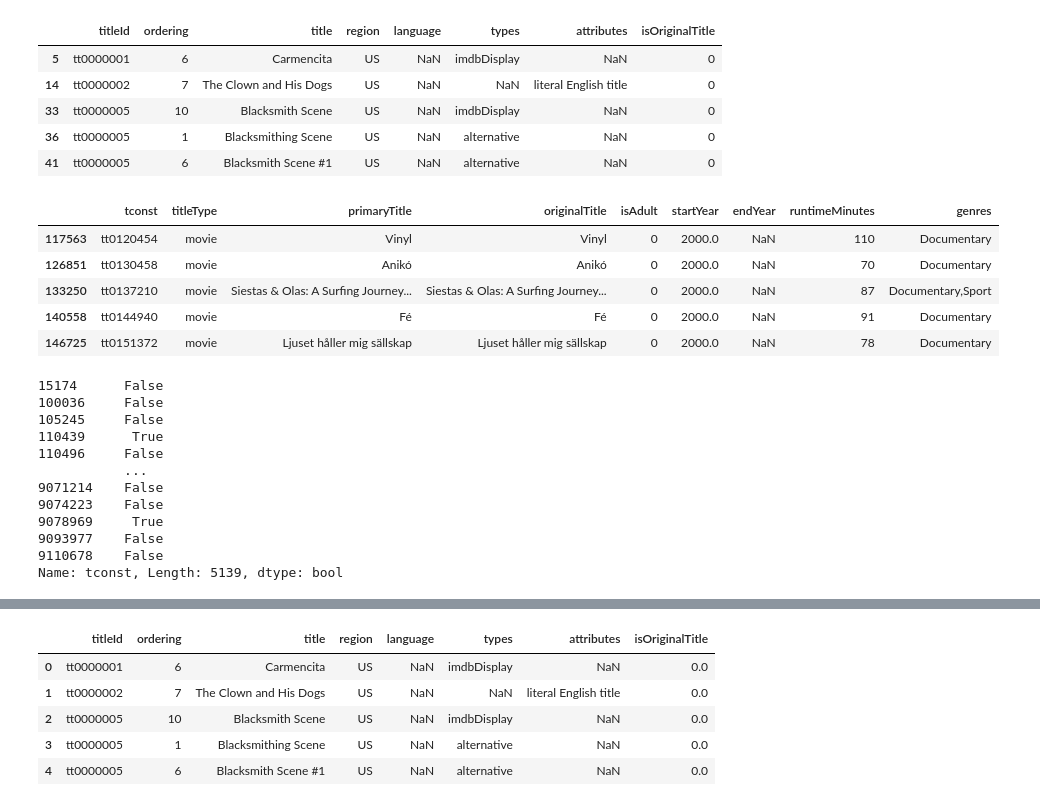
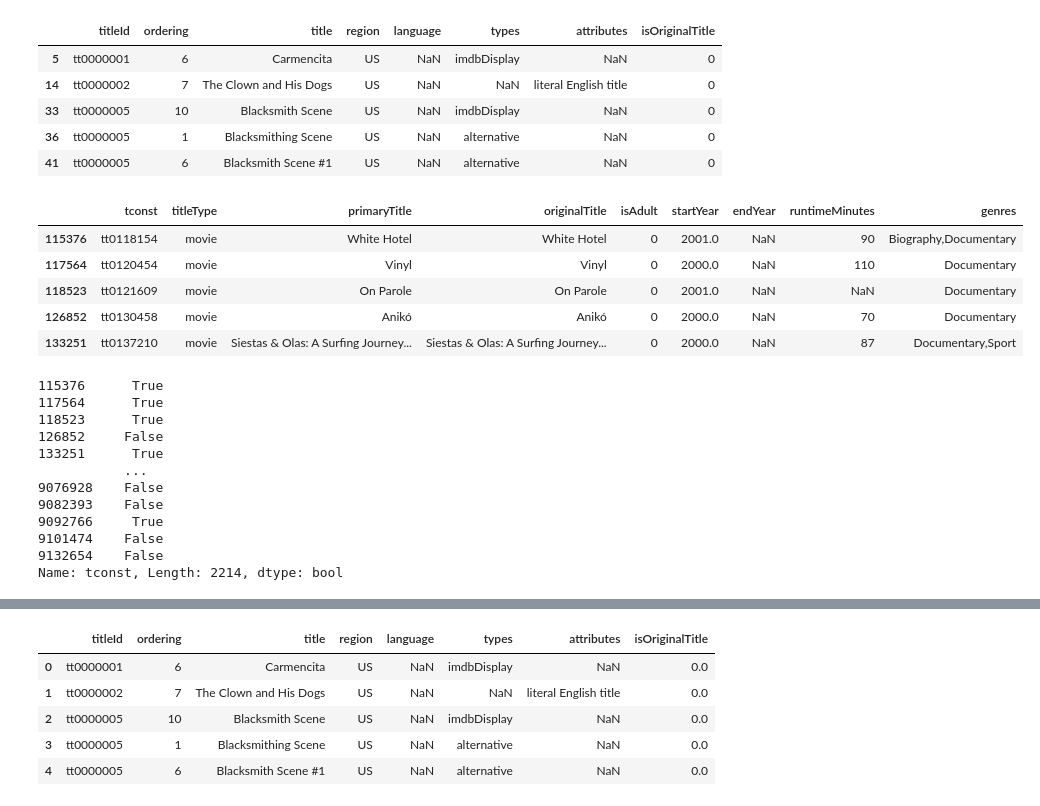
Before and after one commit to thomasgreenacre/DE_Wk1_Project-3--Part1--core-, a Jupyter notebook: DE_Wk1_Project3_Part1(core).ipynb, the cells around one changed output, grey strips where cells are left out. Saved outputs shown, nothing was run; the diff lists cells and outputs as text; code cells hidden in the pictures.

```diff
--- a/DE_Wk1_Project3_Part1(core).ipynb
+++ b/DE_Wk1_Project3_Part1(core).ipynb
@@ -61,3 +62 @@ basics.head()
 basics['startYear']  = basics['startYear'].astype('float')
-# %%
-basics['startYear']  = basics['startYear'].astype('int')
@@ -170,7 +170,8 @@ basics.head()
 | 587 | tt0000591 | movie | The Prodigal Son | L'enfant prodigue | 0 | 1907.0 | NaN | 90 | Drama |
 | 610 | tt0000615 | movie | Robbery Under Arms | Robbery Under Arms | 0 | 1907.0 | NaN | NaN | Drama |
 # %%
-basics = basics[basics['startYear'] == 2000.0]
+#filter basics where startYear equals 2000 or 2001
+basics = basics[(basics['startYear'] == 2000.0 ) | (basics['startYear'] == 2001.0 )]
 basics.head()
 # %% [output]
 |  | tconst | titleType | primaryTitle | originalTitle | isAdult | startYear | endYear | runtimeMinutes | genres |
@@ -206,29 +209,30 @@ akas.head()
 | 36 | tt0000005 | 1 | Blacksmithing Scene | US | NaN | alternative | NaN | 0 |
 | 41 | tt0000005 | 6 | Blacksmith Scene #1 | US | NaN | alternative | NaN | 0 |
 # %%
-basics1 = basics[basics['genres'].str.contains("Documentary")==True]
-basics1.head()
+#filter basics df where genre contains "Documentary"
+basics = basics[basics['genres'].str.contains("Documentary")==True]
+basics.head()
 # %% [output]
 |  | tconst | titleType | primaryTitle | originalTitle | isAdult | startYear | endYear | runtimeMinutes | genres |
-| 117563 | tt0120454 | movie | Vinyl | Vinyl | 0 | 2000.0 | NaN | 110 | Documentary |
-| 126851 | tt0130458 | movie | Anikó | Anikó | 0 | 2000.0 | NaN | 70 | Documentary |
-| 133250 | tt0137210 | movie | Siestas & Olas: A Surfing Journey... | Siestas & Olas: A Surfing Journey... | 0 | 2000.0 | NaN | 87 | Documentary,Sport |
-| 140558 | tt0144940 | movie | Fé | Fé | 0 | 2000.0 | NaN | 91 | Documentary |
-| 146725 | tt0151372 | movie | Ljuset håller mig sällskap | Ljuset håller mig sällskap | 0 | 2000.0 | NaN | 78 | Documentary |
+| 115376 | tt0118154 | movie | White Hotel | White Hotel | 0 | 2001.0 | NaN | 90 | Biography,Documentary |
+| 117564 | tt0120454 | movie | Vinyl | Vinyl | 0 | 2000.0 | NaN | 110 | Documentary |
+| 118523 | tt0121609 | movie | On Parole | On Parole | 0 | 2001.0 | NaN | NaN | Documentary |
+| 126852 | tt0130458 | movie | Anikó | Anikó | 0 | 2000.0 | NaN | 70 | Documentary |
+| 133251 | tt0137210 | movie | Siestas & Olas: A Surfing Journey... | Siestas & Olas: A Surfing Journey... | 0 | 2000.0 | NaN | 87 | Documentary,Sport |
 # %%
 # Filter the basics table down to only include the US by using the filter akas dataframe
 keepers =basics['tconst'].isin(akas['titleId'])
 keepers
 # %% [output]
-15174      False
-100036     False
-105245     False
-110439      True
-110496     False
+115376      True
+117564      True
+118523      True
+126852     False
+133251      True
            ...
-9071214    False
-9074223    False
-9078969     True
-9093977    False
-9110678    False
-Name: tconst, Length: 5139, dtype: bool
+9076928    False
+9082393    False
+9092766     True
+9101474    False
+9132654    False
+Name: tconst, Length: 2214, dtype: bool
```
Also changed, not shown: parts of 20 cells of this notebook, 3 other files.
